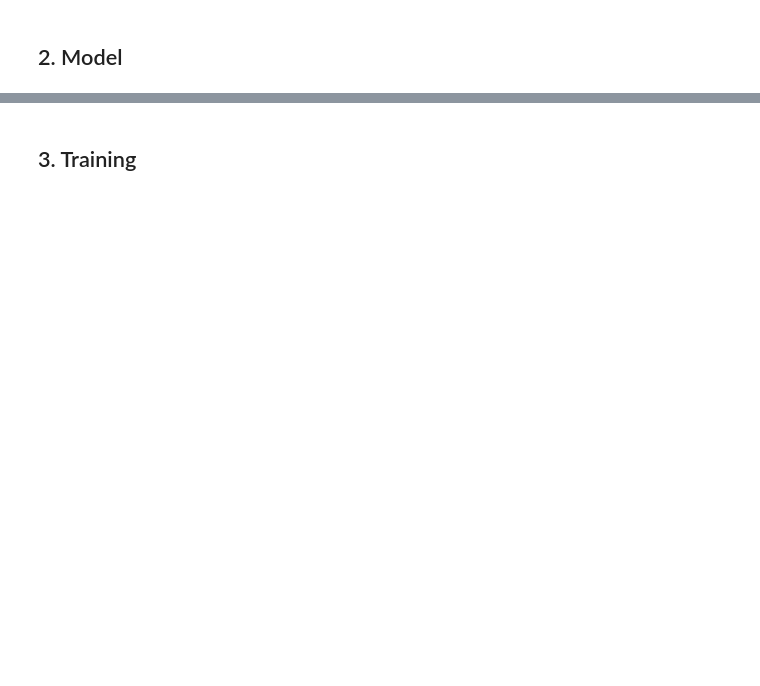
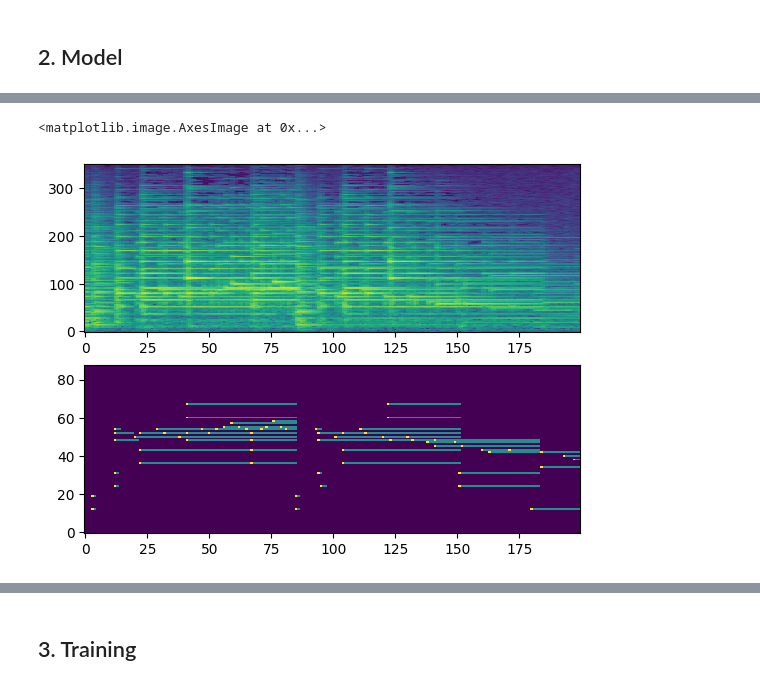
Before and after one commit to jdasam/ant5015-2024, a Jupyter notebook: notebooks/6_automatic_music_transcription.ipynb, the cells around one changed output, grey strips where cells are left out. Drawn from its saved outputs; the diff is of its cells as text; code cells hidden in the pictures; blank space fills up the shorter version.

```diff
--- a/notebooks/6_automatic_music_transcription.ipynb
+++ b/notebooks/6_automatic_music_transcription.ipynb
@@ -175,0 +210,11 @@ out = converter(audio)
+# %%
+idx1 = 8000
+idx2 = idx1+200
+
+plt.subplot(2,1,1)
+plt.imshow(spec[:, idx1:idx2], aspect='auto', origin='lower', interpolation='none')
+plt.subplot(2,1,2)
+plt.imshow(piano_roll[:, idx1:idx2], aspect='auto', origin='lower', interpolation='none')
+# %% [output]
+<matplotlib.image.AxesImage at 0x...>
+[figure, added]
```
Also changed, not shown: parts of 13 cells of this notebook.
